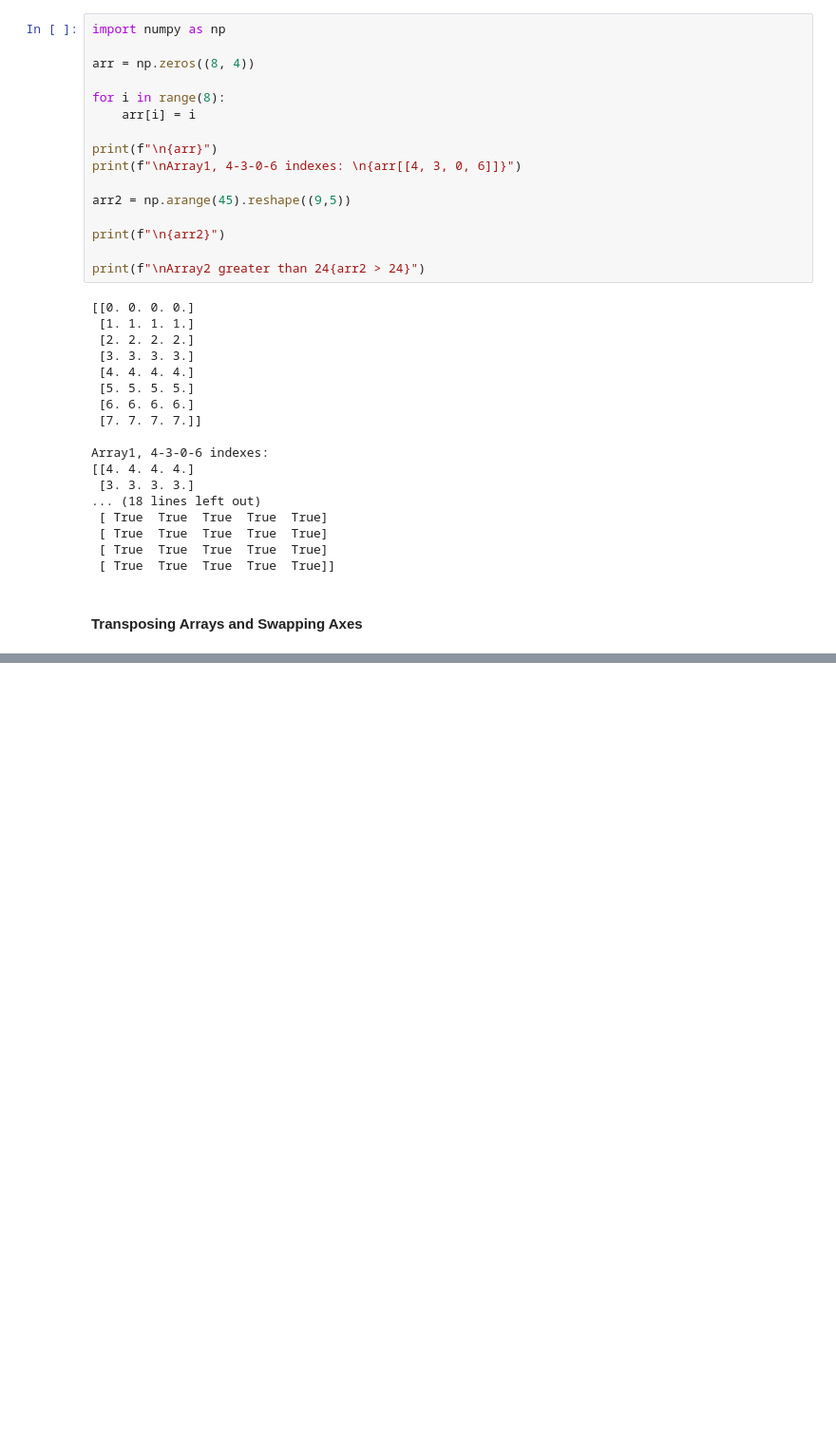
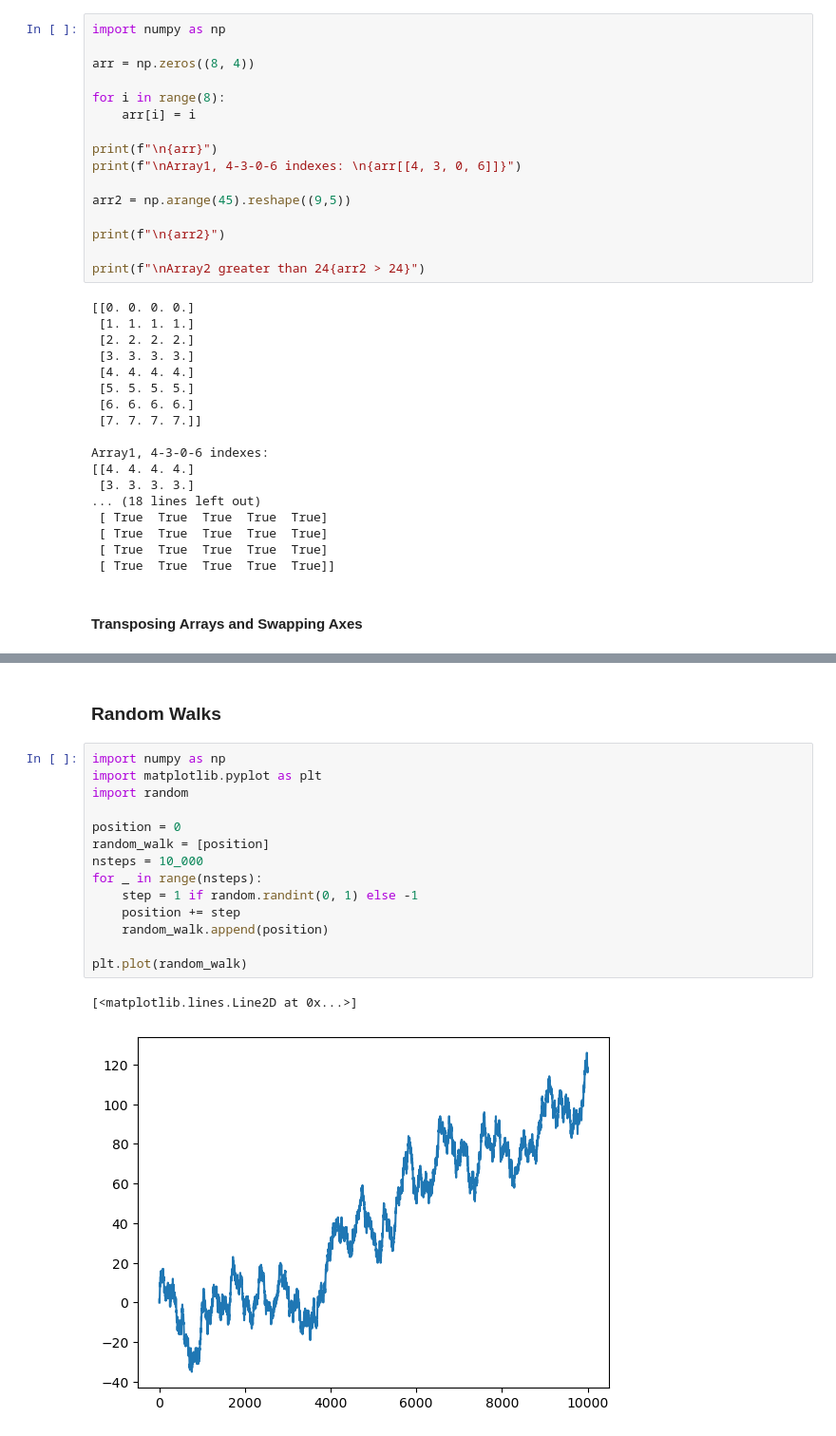
Before and after one commit to almanzanas/DataAnalystsJourney, a Jupyter notebook: python_data_analysis/python_for_data_anlaysis.ipynb, the cells around one changed output, grey strips where cells are left out. Shown at 95% size. Drawn from its saved outputs; the diff is of its cells as text; blank space fills up the shorter version.

```diff
--- a/python_data_analysis/python_for_data_anlaysis.ipynb
+++ b/python_data_analysis/python_for_data_anlaysis.ipynb
@@ -411,0 +686,19 @@ Array1, 4-3-0-6 indexes:
+# %% [markdown]
+### Random Walks
+# %%
+import numpy as np
+import matplotlib.pyplot as plt
+import random
+
+position = 0
+random_walk = [position]
+nsteps = 10_000
+for _ in range(nsteps):
+    step = 1 if random.randint(0, 1) else -1
+    position += step
+    random_walk.append(position)
+
+plt.plot(random_walk)
+# %% [output]
+[<matplotlib.lines.Line2D at 0x...>]
+[figure, added]
```
Also changed, not shown: parts of 15 cells of this notebook.
